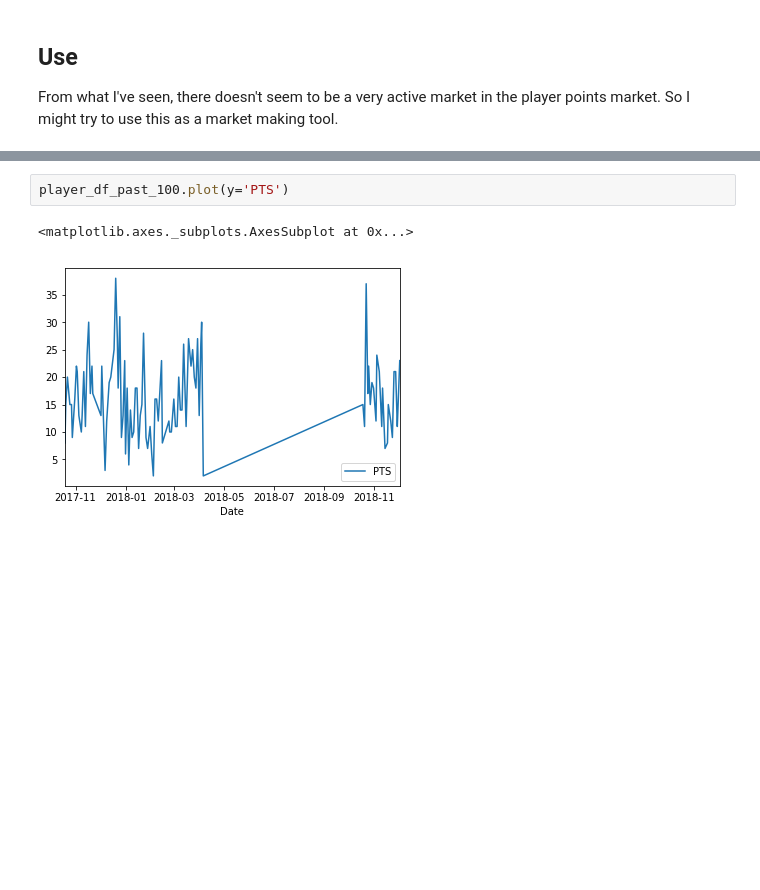
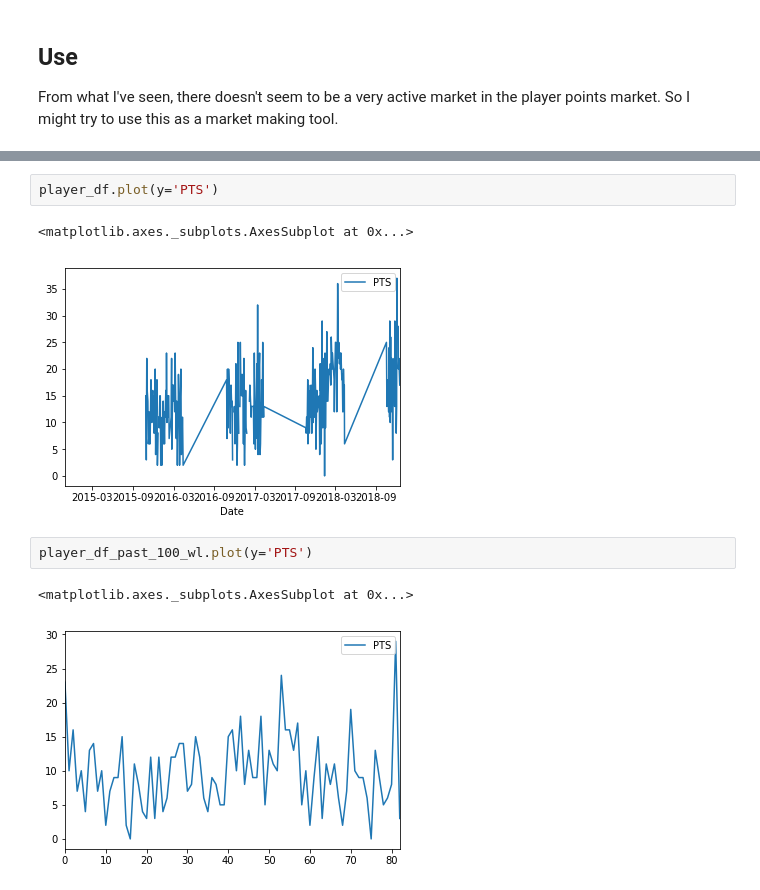
Before and after one commit to johnny-wong/nba_stats, a Jupyter notebook: Notebooks/Analysis - Wins and player points relationship.ipynb, the cells around one changed output, grey strips where cells are left out. Cells and saved outputs as stored; diff of their text form; blank space fills up the shorter version.

```diff
--- a/Notebooks/Analysis - Wins and player points relationship.ipynb
+++ b/Notebooks/Analysis - Wins and player points relationship.ipynb
@@ -140,5 +145,10 @@ Can back over at 3.571429 and unders at 1.388889
 # %%
-player_df_past_100.plot(y='PTS')
+player_df.plot(y='PTS')
 # %% [output]
 <matplotlib.axes._subplots.AxesSubplot at 0x...>
-[figure, old version]
+[figure, new version]
+# %%
+player_df_past_100_wl.plot(y='PTS')
+# %% [output]
+<matplotlib.axes._subplots.AxesSubplot at 0x...>
+[figure, added]
```
Also changed, not shown: parts of 2 cells of this notebook.
